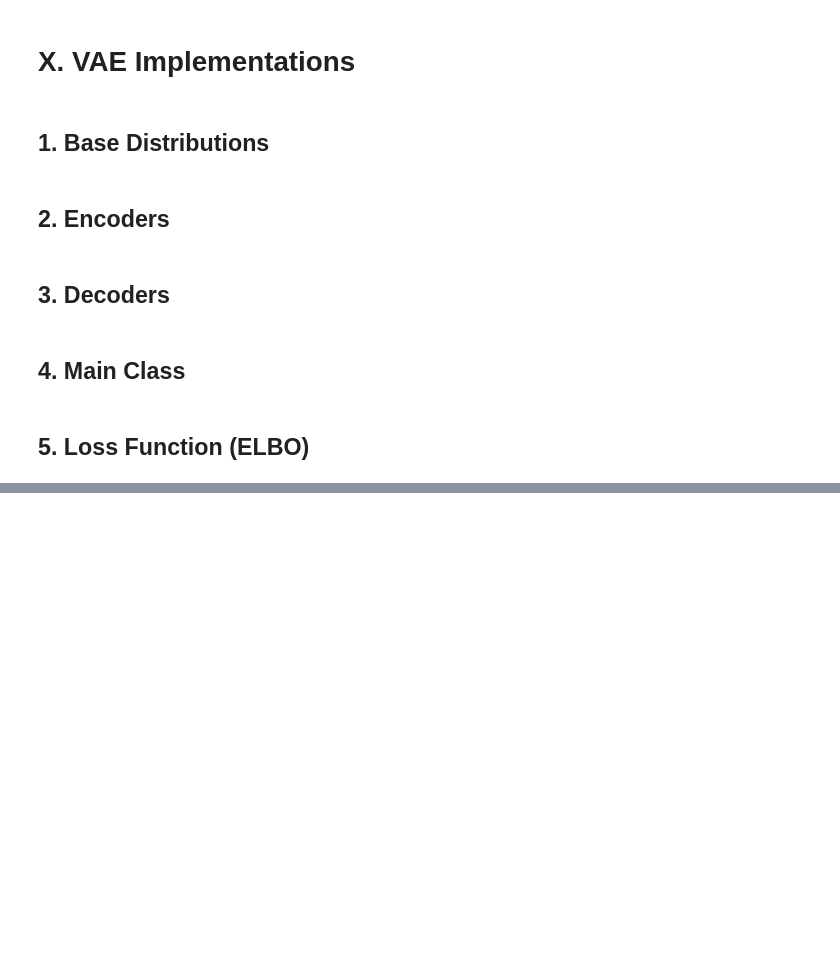
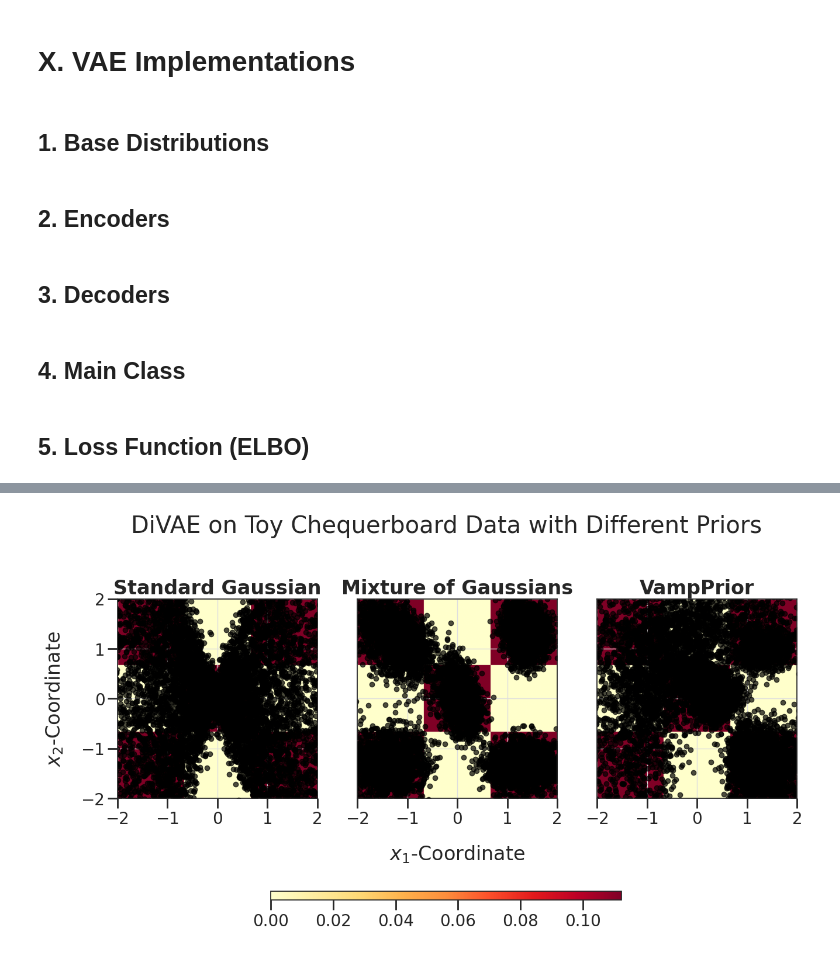
Before and after one commit to zuvale/ggdl_self_learn, a Jupyter notebook: experiments/autoencoder.ipynb, the cells around one changed output, grey strips where cells are left out. Saved outputs shown, nothing was run; the diff lists cells and outputs as text; code cells hidden in the pictures; blank space fills up the shorter version.

```diff
--- a/experiments/autoencoder.ipynb
+++ b/experiments/autoencoder.ipynb
@@ -688,0 +1023,17 @@ plt.show()
+# %%
+X = toy().sample((n_data,)).numpy()
+toy_data = Data(X)
+toy_data.compute_distances(maxk=30)
+toy_data.distances = toy_data.remove_zero_dists(toy_data.distances)
+id, id_error, id_dists = toy_data.compute_id_2NN()
+log_den, log_den_error = toy_data.compute_density_PAk()
+# %%
+# dataloader(s) augmented with (non-paramtetric) density estimate
+denaug_train_loader = torch.utils.data.DataLoader(
+    torch.utils.data.TensorDataset(
+        torch.from_numpy(X).to(torch.float),
+        torch.from_numpy(log_den).to(torch.float),
+        torch.from_numpy(log_den_error).to(torch.float)
+    ),
+    batch_size=10000, shuffle=True
+)
@@ -688,0 +1118,71 @@ plt.show()
+# %%
+prior_name_map = {
+    "std": "Standard Gaussian", "mog": "Mixture of Gaussians",
+    "vamp": "VampPrior"
+}
+
+coordinates = [
+    [[x,y] for x in np.linspace(*toy.xlim, 1000)]
+    for y in np.linspace(*toy.ylim, 1000)
+]
+prob = torch.exp(toy().log_prob(torch.tensor(coordinates)))
+
+fig = plt.figure(figsize=(15, 15))
+gs_plot = fig.add_gridspec(1, 3, bottom=0.1)
+gs_cbar = fig.add_gridspec(1, 1, top=0.27, bottom=0.26, left=0.3, right=0.7)
+
+epochs = 3
+latent_size = 2
+enc = make_toy2_encoder(x_sample_size, latent_size)
+dec = make_toy2_decoder(x_sample_size, latent_size)
+for i, prior_type in enumerate(["std", "mog", "vamp"]):
+    match prior_type:
+        case "std":
+            prior = GaussianBase((latent_size,))
+        case "mog":
+            prior = MixtureOfGaussiansBase((latent_size,), 5)
+        case "vamp":
+            prior = VampBase((x_sample_size,), 10, enc)
+    model = VAE(prior, enc, dec).to(DEVICE)
+    model.load_state_dict(torch.load(
+        MODEL_DIR / f"toy2_divae_{prior_type}_{epochs}_n_epochs.pt",
+        map_location=torch.device(DEVICE)
+    ))
+    with torch.no_grad():
+        model.eval()
+        samples = model.sample((10000,))
+        samples = samples.detach().cpu().numpy()
+
+    ax = fig.add_subplot(gs_plot[i])
+    im = ax.imshow(
+        prob, extent=[toy.xlim[0], toy.xlim[1], toy.ylim[0], toy.ylim[1]],
+        origin='lower', cmap='YlOrRd'
+    )
+
+    ax.scatter(samples[:, 0], samples[:, 1], alpha=0.7, color="black")
+
+    ax.set_xlim(toy.xlim)
+    ax.set_ylim(toy.ylim)
+    ax.set_aspect("equal")
+
+    if i > 0:
+        ax.tick_params(left=False, labelleft=False)
+        ax.set_ylabel("")
+    else:
+        ax.set_ylabel("$x_2$-Coordinate", labelpad=20)
+
+    if i != 1:
+        ax.set_xlabel("")
+    else:
+        ax.set_xlabel("$x_1$-Coordinate", labelpad=20)
+
+    ax.set_title(prior_name_map[prior_type], weight="bold")
+
+ax_cbar = fig.add_subplot(gs_cbar[0])
+fig.colorbar(im, location="bottom", cax=ax_cbar)
+
+fig.suptitle("DiVAE on Toy Chequerboard Data with Different Priors", y=0.7)
+
+plt.show()
+# %% [output]
+[figure, added]
```
Also changed, not shown: parts of 26 cells of this notebook, 12 other files.
